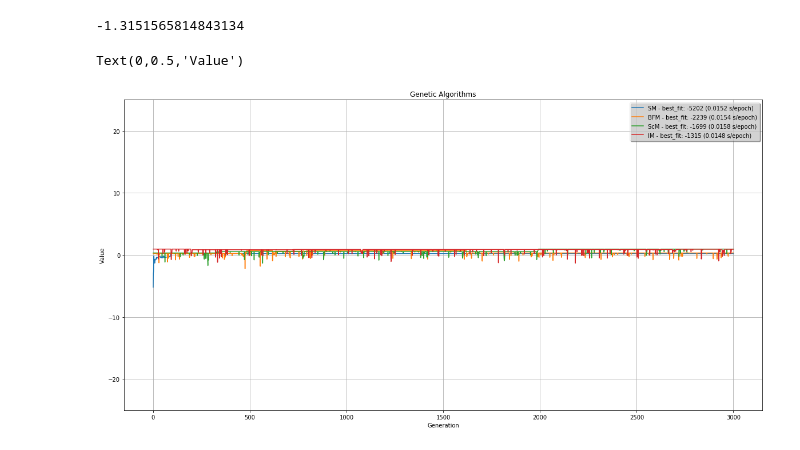
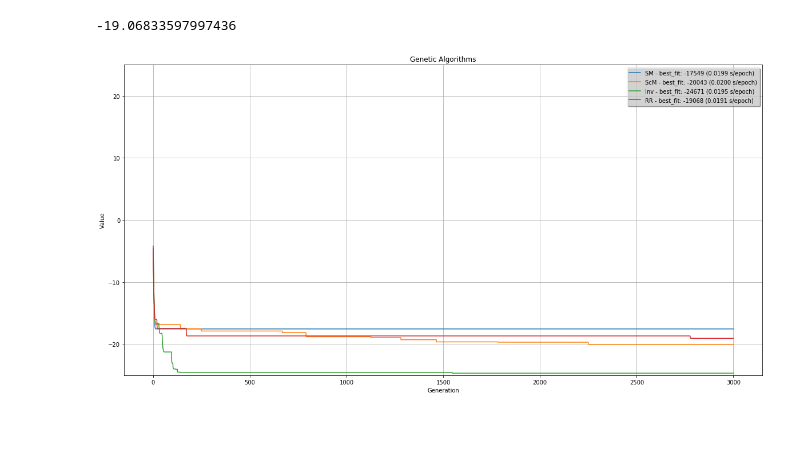
Before and after one commit to thieu1995/AI_training, a Jupyter notebook: ha_viet_tien/week1_GA/genetic_algorithm_oop.ipynb, the cells around one changed output. Cells and saved outputs as stored; diff of their text form; code cells hidden in the pictures.

```diff
--- a/ha_viet_tien/week1_GA/genetic_algorithm_oop.ipynb
+++ b/ha_viet_tien/week1_GA/genetic_algorithm_oop.ipynb
@@ -7,8 +7,8 @@ import time
 %matplotlib inline
 from GA_func import *
 # %%
-sample = GA(size_var = 50, size_pop = 210, parent_num = 21, tour_size = 20, constraints = [-10, 10],\
-            mutation_rate = 0.0005)
+sample = GA(size_var = 50, size_pop = 231, parent_num = 21, tour_size = 50, constraints = [-10, 10],\
+            mutation_rate = 0.005)
 # %%
 start = time.clock()
 SM_value = sample.run(swapMutation)
@@ -20,3 +38,6 @@ min(SM_value)
+# %%
+sample = GA(size_var = 50, size_pop = 231, parent_num = 21, tour_size = 50, constraints = [-10, 10],\
+            mutation_rate = 0.005)
 # %%
 start = time.clock()
 ScM_value = sample.run(scrambleMutation)
@@ -28,3 +67,6 @@ min(ScM_value)
+# %%
+sample = GA(size_var = 50, size_pop = 231, parent_num = 21, tour_size = 50, constraints = [-10, 10],\
+            mutation_rate = 0.005)
 # %%
 start = time.clock()
 Inv_value = sample.run(inverseMutation)
@@ -36,3 +96,6 @@ min(Inv_value)
+# %%
+sample = GA(size_var = 50, size_pop = 231, parent_num = 21, tour_size = 50, constraints = [-10, 10],\
+            mutation_rate = 0.005)
 # %%
 start = time.clock()
 Rr_value = sample.run(randomResetting)
@@ -40,22 +121,22 @@ Rr_time = time.clock() - start
 # %%
 min(Rr_value)
 # %% [output]
--1.3151565814843134
+-19.06833597997436
 # %%
 plt.figure(figsize = [20,10])
 plt.title("Genetic Algorithms" )
 plt.ylim(bottom = -25, top = 25)
 plt.plot(SM_value, label = "SM - best_fit: %d (%.4lf s/epoch)" %(min(SM_value)*1000, SM_time/3000))
-plt.plot(ScM_value, label = "BFM - best_fit: %d (%.4lf s/epoch)" %(min(ScM_value)*1000, ScM_time/3000))
-plt.plot(Inv_value, label = "ScM - best_fit: %d (%.4lf s/epoch)" %(min(Inv_value)*1000, Inv_time/3000))
-plt.plot(Rr_value, label = "IM - best_fit: %d (%.4lf s/epoch)" %(min(Rr_value)*1000, Rr_time/3000))
+plt.plot(ScM_value, label = "ScM - best_fit: %d (%.4lf s/epoch)" %(min(ScM_value)*1000, ScM_time/3000))
+plt.plot(Inv_value, label = "Inv - best_fit: %d (%.4lf s/epoch)" %(min(Inv_value)*1000, Inv_time/3000))
+plt.plot(Rr_value, label = "RR - best_fit: %d (%.4lf s/epoch)" %(min(Rr_value)*1000, Rr_time/3000))
 plt.grid(True)
 
 leg = plt.legend(loc = 'upper right', ncol = 1,  shadow = True, fancybox = True)
 leg.get_frame().set_alpha(0.5)
 
 plt.xlabel("Generation")
 plt.ylabel("Value")
+# plt.savefig('result/convergence.png')
 # %% [output]
-Text(0,0.5,'Value')
-[figure, old version]
+[figure, new version]
```
Also changed, not shown: parts of 8 cells of this notebook, 2 other files.
